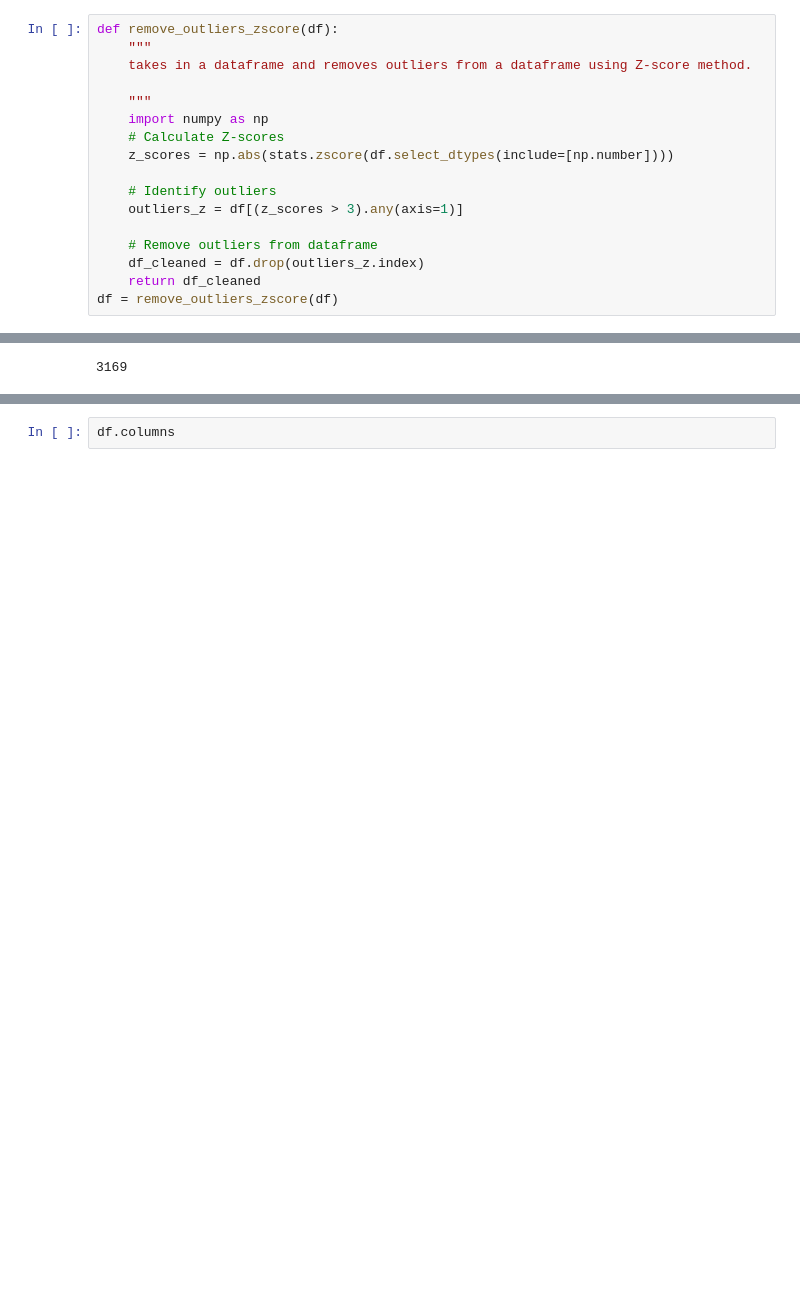
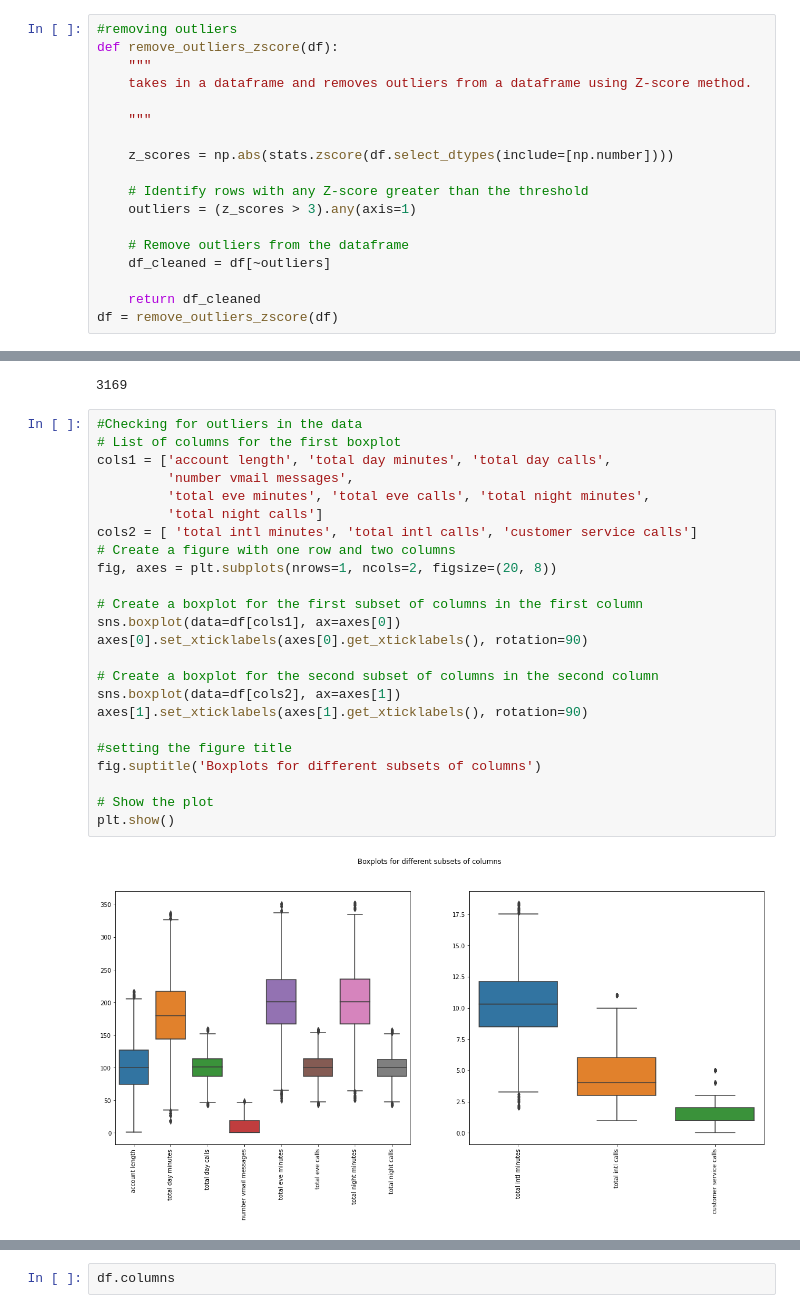
Before and after one commit to Sandrakiptumm/Phase-3-project, a Jupyter notebook: index.ipynb, the cells around one changed output, grey strips where cells are left out. Cells and saved outputs as stored; diff of their text form; blank space fills up the shorter version.

```diff
--- a/index.ipynb
+++ b/index.ipynb
@@ -220,23 +239,50 @@ Outliers using Z-score:
 # %% [markdown]
 from this we can see that we have outliers in 164 rows in different columns, let's drop those rows
 # %%
+#removing outliers
 def remove_outliers_zscore(df):
     """
     takes in a dataframe and removes outliers from a dataframe using Z-score method.
 
     """
-    import numpy as np
-    # Calculate Z-scores
+
     z_scores = np.abs(stats.zscore(df.select_dtypes(include=[np.number])))
 
-    # Identify outliers
-    outliers_z = df[(z_scores > 3).any(axis=1)]
+    # Identify rows with any Z-score greater than the threshold
+    outliers = (z_scores > 3).any(axis=1)
 
-    # Remove outliers from dataframe
-    df_cleaned = df.drop(outliers_z.index)
+    # Remove outliers from the dataframe
+    df_cleaned = df[~outliers]
+
     return df_cleaned
 df = remove_outliers_zscore(df)
 # %%
 len(df)
 # %% [output]
 3169
+# %%
+#Checking for outliers in the data
+# List of columns for the first boxplot
+cols1 = ['account length', 'total day minutes', 'total day calls',
+         'number vmail messages',
+         'total eve minutes', 'total eve calls', 'total night minutes',
+         'total night calls']
+cols2 = [ 'total intl minutes', 'total intl calls', 'customer service calls']
+# Create a figure with one row and two columns
+fig, axes = plt.subplots(nrows=1, ncols=2, figsize=(20, 8))
+
+# Create a boxplot for the first subset of columns in the first column
+sns.boxplot(data=df[cols1], ax=axes[0])
+axes[0].set_xticklabels(axes[0].get_xticklabels(), rotation=90)
+
+# Create a boxplot for the second subset of columns in the second column
+sns.boxplot(data=df[cols2], ax=axes[1])
+axes[1].set_xticklabels(axes[1].get_xticklabels(), rotation=90)
+
+#setting the figure title
+fig.suptitle('Boxplots for different subsets of columns')
+
+# Show the plot
+plt.show()
+# %% [output]
+[figure, added]
```
Also changed, not shown: parts of 78 cells of this notebook.
